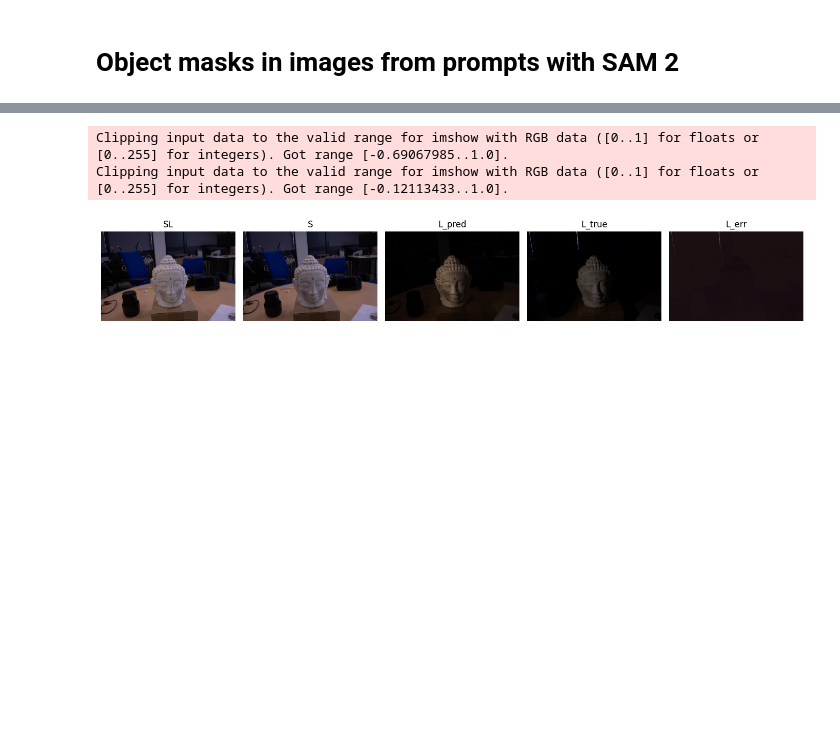
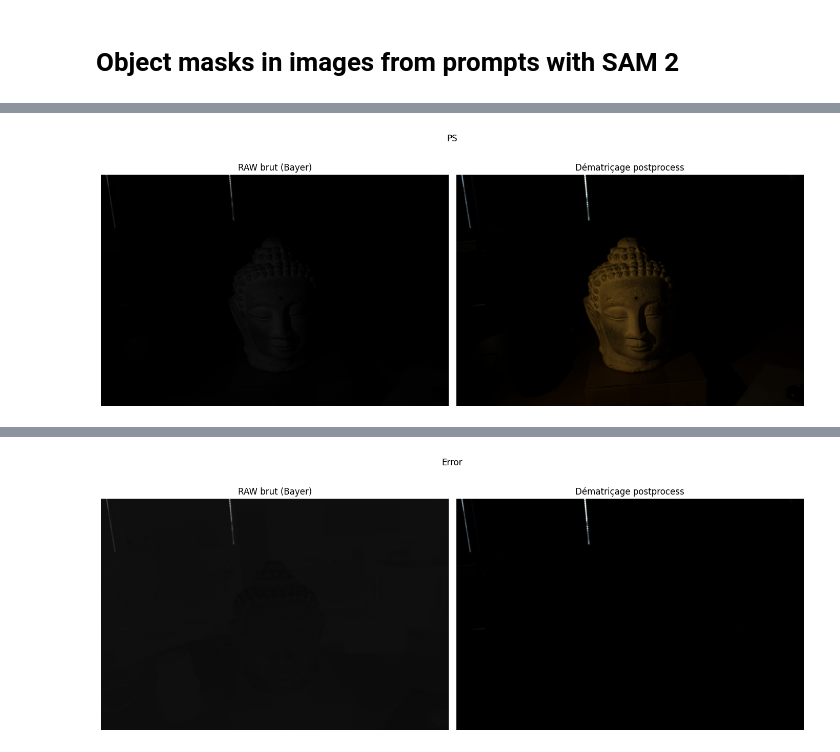
Before and after one commit to Romain-Malinge/Stray-light-elimination, a Jupyter notebook: differance.ipynb, the cells around one changed output, grey strips where cells are left out. Drawn from its saved outputs; the diff is of its cells as text; code cells hidden in the pictures; blank space fills up the shorter version.

```diff
--- a/differance.ipynb
+++ b/differance.ipynb
@@ -97,5 +97,7 @@ L_pred = SL - S
 # %%
-path_L = "./BDD/Reel/Buddha_4/PS/DSC_9505.NEF"
-L_true, rgb_L_true = load_image_raw(path_L)
+L_true = load_image_raw(path_L_true)
+show_raw_and_post("PS", L_true, GAMA)
 
-L_err = L_true - L_pred
+L_err = diff_raw(L_true, L_pred)
+show_raw_and_post("Error", L_err, GAMA)
+# %% [output]
@@ -101,0 +105 @@ L_err = L_true - L_pred
+[figure, added]
@@ -102,30 +107 @@ L_err = L_true - L_pred
+[figure, added]
-# %%
-# Afficher en rgb les images SL S L_pred L_true :
-fig, axes = plt.subplots(1, 5, figsize=(14, 6))
-
-axes[0].imshow(rgb_SL)
-axes[0].set_title("SL")
-axes[0].axis("off")
-
-axes[1].imshow(rgb_S)
-axes[1].set_title("S")
-axes[1].axis("off")
-
-axes[2].imshow(demosaic_bilinear(L_pred))
-axes[2].set_title("L_pred")
-axes[2].axis("off")
-
-axes[3].imshow(rgb_L_true)
-axes[3].set_title("L_true")
-axes[3].axis("off")
-
-axes[4].imshow(demosaic_bilinear(L_err))
-axes[4].set_title("L_err")
-axes[4].axis("off")
-
-plt.tight_layout()
-plt.show()
-# %% [output]
-Clipping input data to the valid range for imshow with RGB data ([0..1] for floats or [0..255] for integers). Got range [-0.69067985..1.0].
-Clipping input data to the valid range for imshow with RGB data ([0..1] for floats or [0..255] for integers). Got range [-0.12113433..1.0].
-[figure, removed]
```
Also changed, not shown: parts of 6 cells of this notebook, 3 other files.
